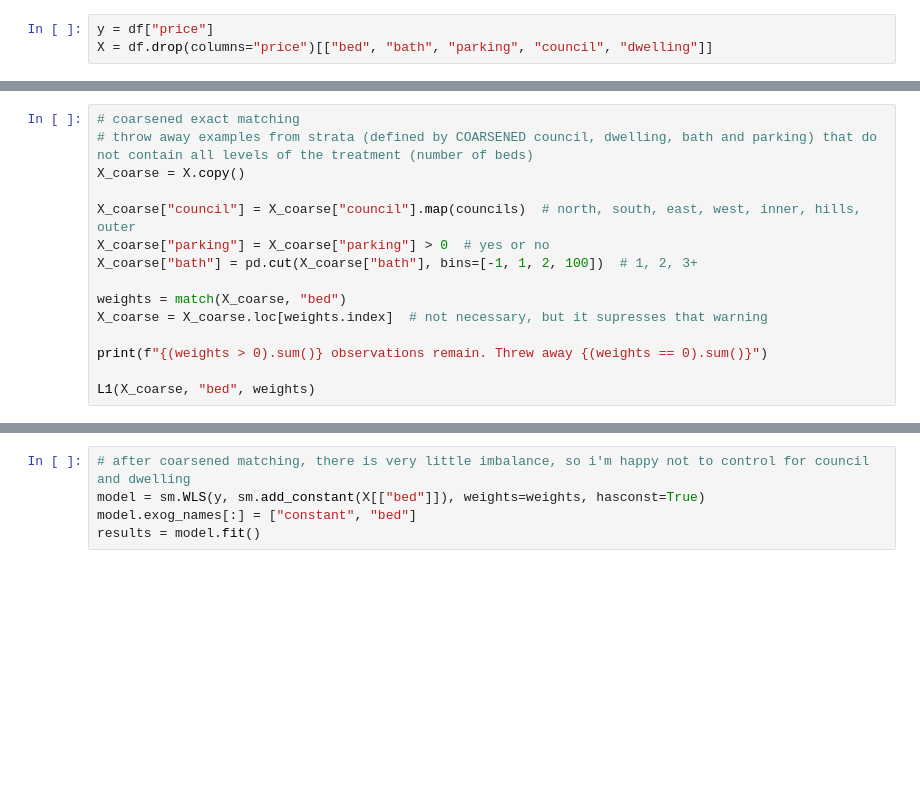
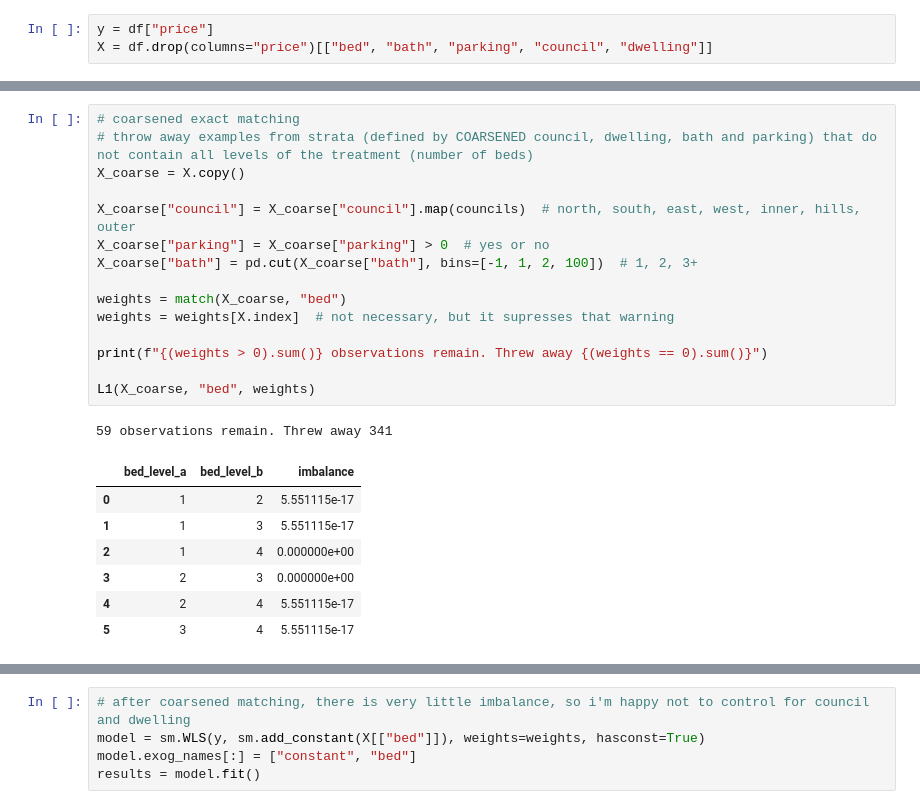
Before and after one commit to lewisbails/real-estate, a Jupyter notebook: notebooks/treatment_effects.ipynb, the cells around one changed output, grey strips where cells are left out. Saved outputs shown, nothing was run; the diff lists cells and outputs as text; blank space fills up the shorter version.

```diff
--- a/notebooks/treatment_effects.ipynb
+++ b/notebooks/treatment_effects.ipynb
@@ -87,17 +145,26 @@ L1(X, "bed", weights)
 # %%
 # coarsened exact matching
 # throw away examples from strata (defined by COARSENED council, dwelling, bath and parking) that do not contain all levels of the treatment (number of beds)
 X_coarse = X.copy()
 
 X_coarse["council"] = X_coarse["council"].map(councils)  # north, south, east, west, inner, hills, outer
 X_coarse["parking"] = X_coarse["parking"] > 0  # yes or no
 X_coarse["bath"] = pd.cut(X_coarse["bath"], bins=[-1, 1, 2, 100])  # 1, 2, 3+
 
 weights = match(X_coarse, "bed")
-X_coarse = X_coarse.loc[weights.index]  # not necessary, but it supresses that warning
+weights = weights[X.index]  # not necessary, but it supresses that warning
 
 print(f"{(weights > 0).sum()} observations remain. Threw away {(weights == 0).sum()}")
 
 L1(X_coarse, "bed", weights)
+# %% [output]
+59 observations remain. Threw away 341
+|  | bed_level_a | bed_level_b | imbalance |
+| 0 | 1 | 2 | 5.551115e-17 |
+| 1 | 1 | 3 | 5.551115e-17 |
+| 2 | 1 | 4 | 0.000000e+00 |
+| 3 | 2 | 3 | 0.000000e+00 |
+| 4 | 2 | 4 | 5.551115e-17 |
+| 5 | 3 | 4 | 5.551115e-17 |
 # %%
 X_coarse[weights > 0].sort_values(["council", "dwelling", "bath", "parking", "bed"]).head(20)
```
Also changed, not shown: parts of 10 cells of this notebook, 1 other file.
